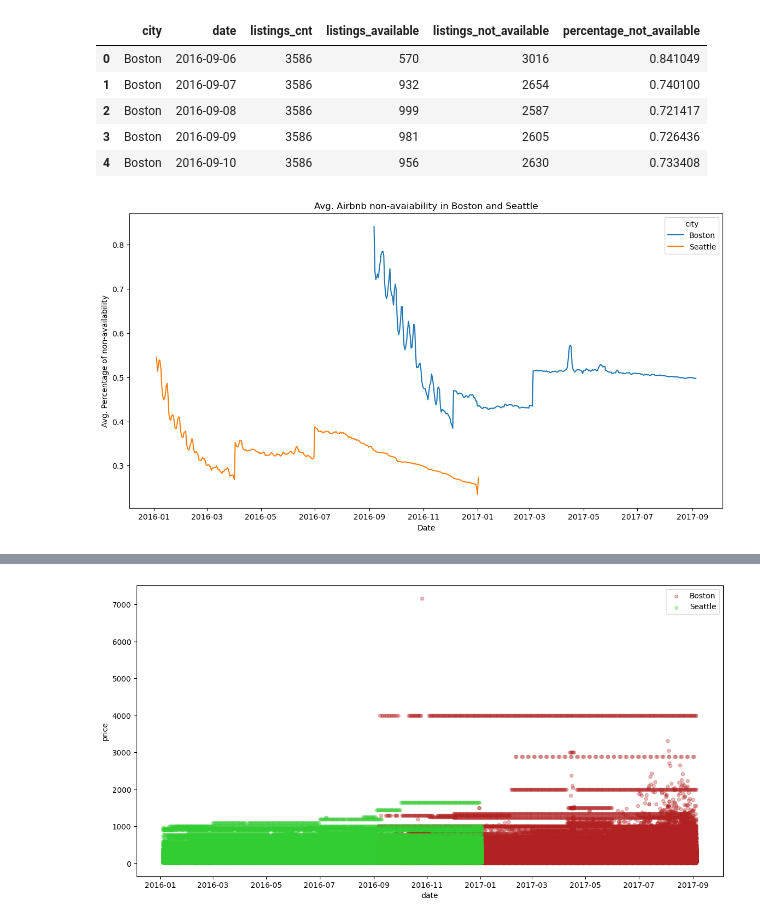
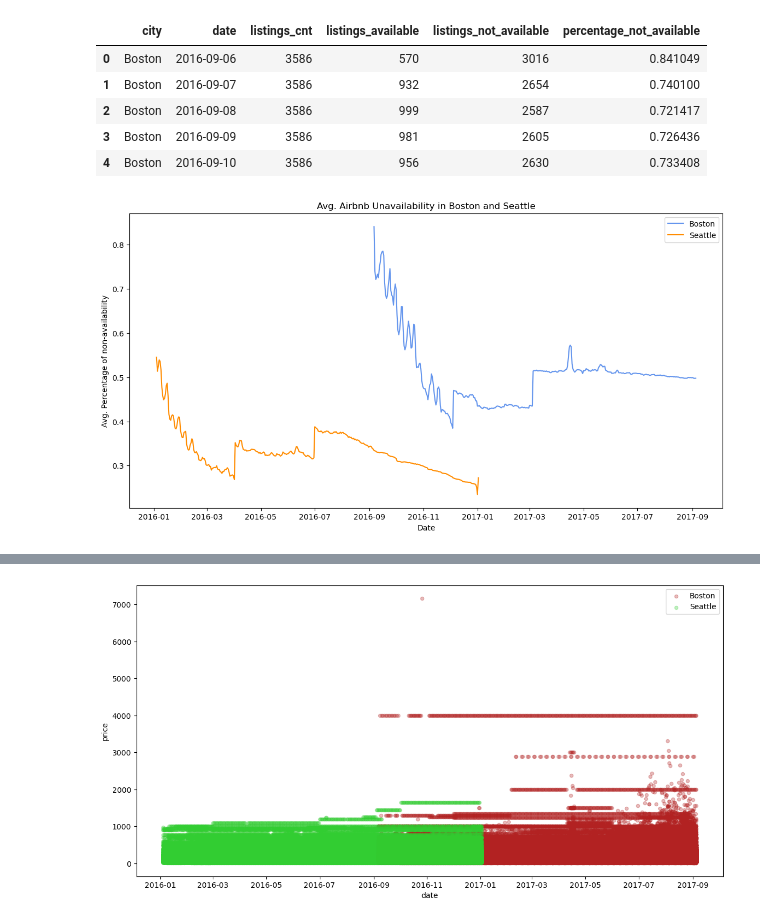
Before and after one commit to mdraws86/airbnb, a Jupyter notebook: Airbnb Analysis.ipynb, the cells around one changed output, grey strips where cells are left out. Saved outputs shown, nothing was run; the diff lists cells and outputs as text; code cells hidden in the pictures.

```diff
--- a/Airbnb Analysis.ipynb
+++ b/Airbnb Analysis.ipynb
@@ -566,15 +588,17 @@ nonavailability.head()
 | 2 | Boston | 2016-09-08 | 3586 | 999 | 2587 | 0.721417 |
 | 3 | Boston | 2016-09-09 | 3586 | 981 | 2605 | 0.726436 |
 | 4 | Boston | 2016-09-10 | 3586 | 956 | 2630 | 0.733408 |
-# %%
-# plot of percentage of unavailability in Boston and Seattle
-plt.figure(figsize = (14, 7))
-ax = sns.lineplot(data = nonavailability, x = 'date', y = 'percentage_not_available', hue = 'city');
-ax.set_title("Avg. Airbnb non-avaiability in Boston and Seattle");
-ax.set_xlabel("Date");
-ax.set_ylabel("Avg. Percentage of non-availability");
-# %% [output]
-[figure, removed]
+# %%
+# plot of percentage of unavailability in Boston and Seattle
+nonavailability.loc[nonavailability.city == 'Boston', 'color'] = 'Boston'
+nonavailability.loc[nonavailability.city == 'Seattle', 'color'] = 'Seattle'
+colors = {'Boston':'cornflowerblue', 'Seattle':'darkorange'}
+fig, ax = plt.subplots(figsize=(14, 7))
+grouped = nonavailability.groupby('color')
+for key, group in grouped:
+    group.plot(ax=ax, kind='line', x='date', y='percentage_not_available', label=key, color=colors[key], title = "Avg. Airbnb Unavailability in Boston and Seattle", xlabel = "Date", ylabel = "Avg. Percentage of non-availability")
+# %% [output]
+[figure, added]
 # %%
 # What is the average price per day in Boston and Seattle?
 avg_price = df_calendar.groupby(['city', 'date'])['price'].agg('mean')
```
Also changed, not shown: parts of 46 cells of this notebook, 1 other file.
